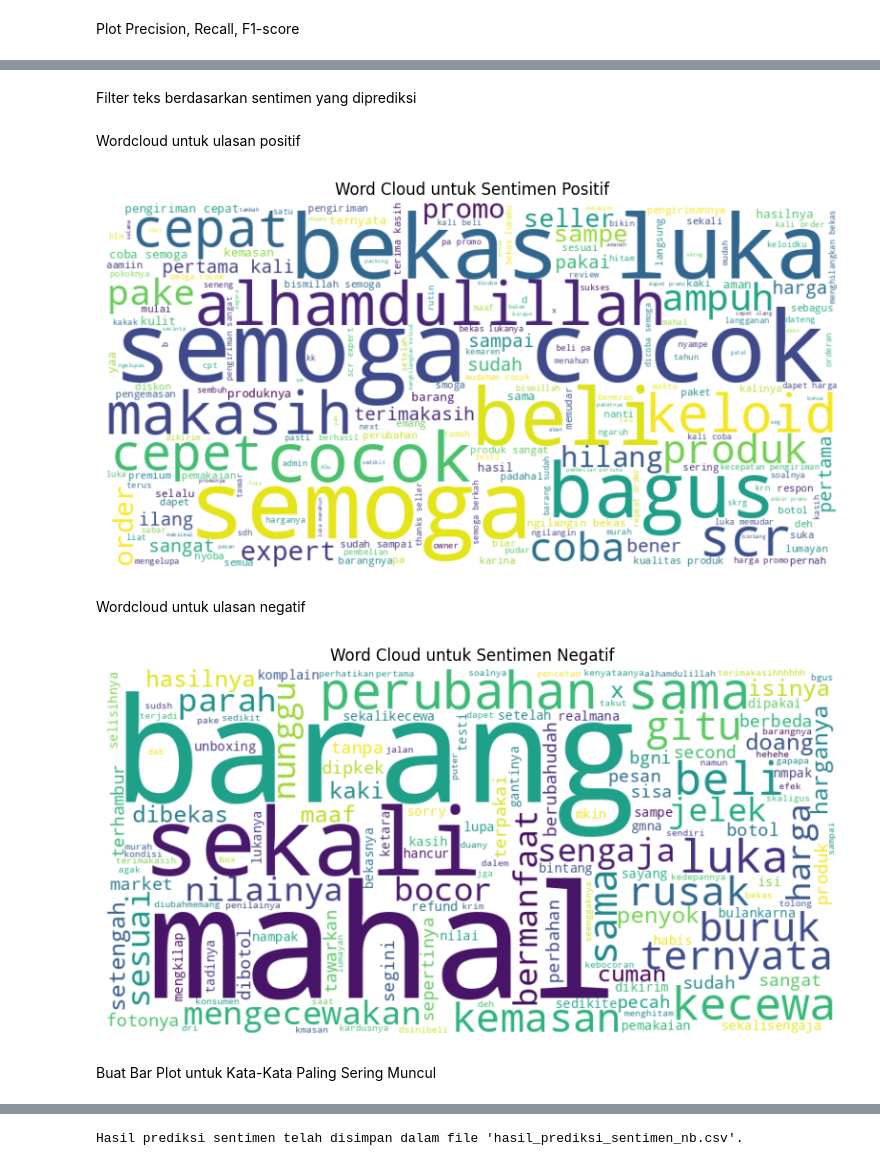
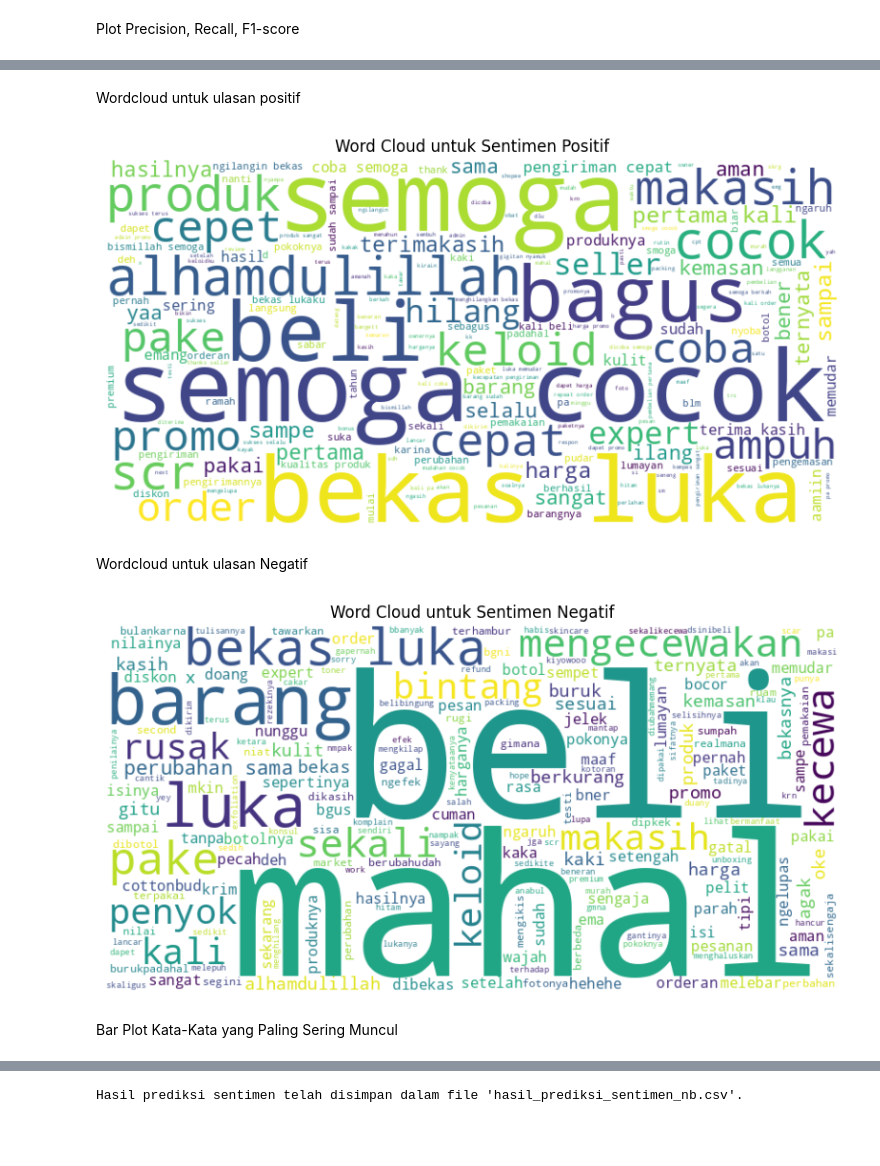
Before and after one commit to SofiNurul/JWD_Tugas13-14, a Jupyter notebook: Analisis_Sentiment_Produk_Penghilang_Bekas_Luka_Menggunakan_Naive_Bayes.ipynb, the cells around one changed output, grey strips where cells are left out. Drawn from its saved outputs; the diff is of its cells as text; code cells hidden in the pictures; blank space fills up the shorter version.

```diff
--- a/Analisis_Sentiment_Produk_Penghilang_Bekas_Luka_Menggunakan_Naive_Bayes.ipynb
+++ b/Analisis_Sentiment_Produk_Penghilang_Bekas_Luka_Menggunakan_Naive_Bayes.ipynb
@@ -136,14 +137,27 @@ positif = [
     'pembebasan', 'penghargaan', 'altruistik', 'luar biasa', 'hebat', 'inspiratif', 'bagus',
     'puas', 'baik', 'suka', 'keren', 'bagus sekali', 'cepat', 'efektif', 'cocok', 'manjur',
     'ampuh', 'berhasil', 'kepuasan', 'kekaguman', 'gembira', 'menerima', 'berlimpah', 'makmur',
-    'aliansi', 'kondusif', 'sederhana', 'semoga', 'semoga cocok'
+    'aliansi', 'kondusif', 'sederhana', 'semoga', 'semoga cocok', 'bahagia', 'senang', 'syukur',
+    'bersemangat', 'lega', 'bangga', 'optimis', 'prestasi', 'pencapaian', 'menang', 'berkembang',
+    'memperbaiki', 'produktif', 'menghargai', 'mengagumi', 'mendukung', 'percaya', 'mencintai',
+    'memuji', 'setia', 'nyaman', 'damai', 'tenteram', 'harmonis', 'berkelimpahan', 'dermawan',
+    'empati', 'peduli', 'ramah', 'murah hati', 'kebebasan', 'keterbukaan', 'kesempatan', 'harapan',
+    'stabil', 'terjamin', 'tenang', 'penyelesaian', 'penyembuhan', 'pemulihan', 'penanggulangan',
+    'solusi', 'peningkatan', 'sukses', 'berhasil', 'penuh kasih', 'inovasi', 'berkat', 'semoga berhasil'
 ]
+
 negatif = [
     'pelecehan', 'kekejian', 'ketakutan', 'kekhawatiran', 'penindasan', 'frustrasi', 'buruk',
     'tidak puas', 'jelek', 'kecewa', 'payah', 'lambat', 'rusak', 'kotor', 'gagal', 'mengecewakan',
     'mahal', 'pecah', 'cuek', 'jutek', 'penyok', 'sampah', 'pelit', 'kurang', 'tidak bermanfaat',
     'bingung', 'parah', 'kurang cocok', 'expired', 'hancur', 'menghapuskan', 'kecanduan',
-    'terasing', 'terbatas', 'kekurangan', 'tersendat'
+    'terasing', 'terbatas', 'kekurangan', 'tersendat', 'marah', 'jengkel', 'sedih', 'benci',
+    'gelisah', 'stres', 'putus asa', 'gusar', 'penghinaan', 'kekerasan', 'penghinaan', 'bullying',
+    'konflik', 'kerugian', 'kebangkrutan', 'kekalahan', 'kerusakan', 'tidak berhasil', 'melemah',
+    'terganggu', 'penyalahgunaan', 'terjangkit', 'kritis', 'cacat', 'krisis', 'kemiskinan',
+    'pengangguran', 'kesulitan', 'kesusahan', 'hambatan', 'ketidakpercayaan', 'isolasi',
+    'permusuhan', 'egois', 'mencemarkan', 'mempersulit', 'membatasi', 'mengurangi', 'mengancam',
+    'terpaksa', 'terkekang', 'tertindas', 'terancam', 'tidak berkembang'
 ]
 # %% [markdown]
 Fungsi untuk menetapkan sentimen berdasarkan kamus subjektivitas yang digabungkan
@@ -331,2 +313,0 @@ Simpan hasil sentimen dari Naive Bayes ke dalam DataFrame
-# %%
-df['sentiment_nb'] = grid_search_nb.best_estimator_.predict(X)
@@ -361,2 +338,0 @@ plt.show()
-# %% [markdown]
-Filter teks berdasarkan sentimen yang diprediksi
@@ -367,6 +339,7 @@ netral_text = ' '.join(df[df['predicted_sentiment'] == 'neutral']['cleaned_conte
 # %% [markdown]
 Wordcloud untuk ulasan positif
 # %%
+positif_text = ' '.join(df[df['sentiment'] == 'positive']['cleaned_content'])
 wordcloud_positif = WordCloud(width=800, height=400, background_color='white').generate(positif_text)
 plt.figure(figsize=(10, 5))
 plt.imshow(wordcloud_positif, interpolation='bilinear')
@@ -374,18 +347,19 @@ plt.axis('off')
 plt.title('Word Cloud untuk Sentimen Positif')
 plt.show()
 # %% [output]
-[figure, old version]
+[figure, new version]
 # %% [markdown]
-Wordcloud untuk ulasan negatif
+Wordcloud untuk ulasan Negatif
 # %%
+negatif_text = ' '.join(df[df['sentiment'] == 'negative']['cleaned_content'])
 wordcloud_negatif = WordCloud(width=800, height=400, background_color='white').generate(negatif_text)
 plt.figure(figsize=(10, 5))
 plt.imshow(wordcloud_negatif, interpolation='bilinear')
 plt.axis('off')
 plt.title('Word Cloud untuk Sentimen Negatif')
 plt.show()
 # %% [output]
-[figure, old version]
+[figure, new version]
 # %% [markdown]
-Buat Bar Plot untuk Kata-Kata Paling Sering Muncul
+Bar Plot Kata-Kata yang Paling Sering Muncul
 # %%
```
Also changed, not shown: parts of 60 cells of this notebook.
